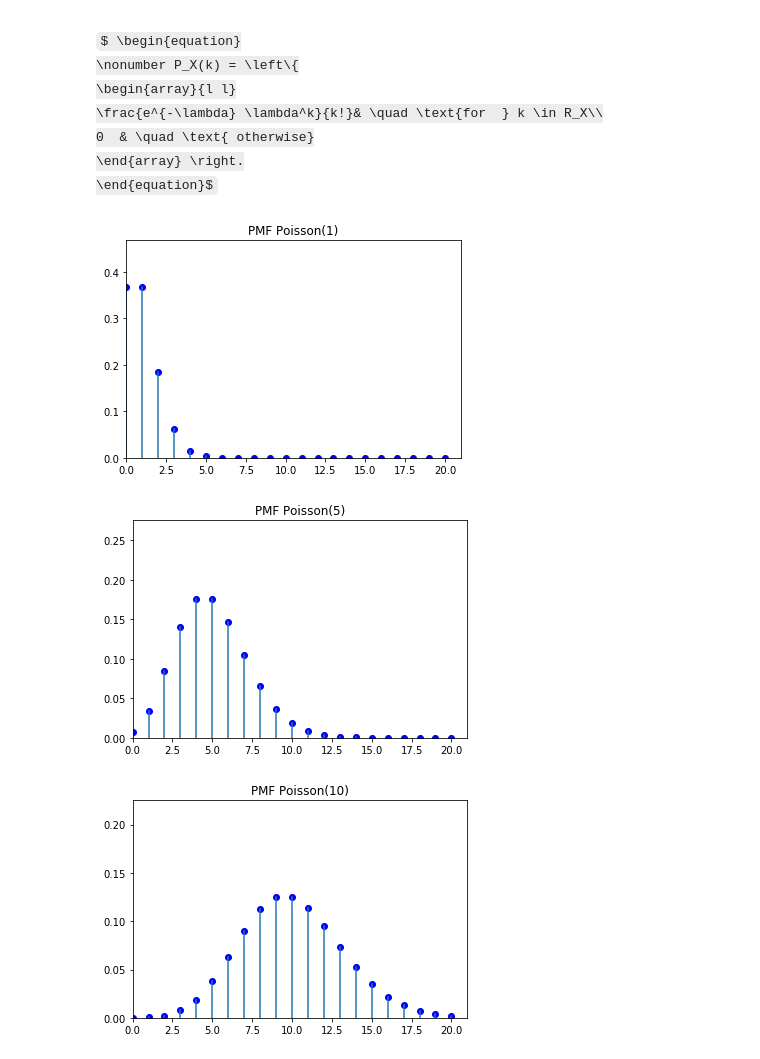
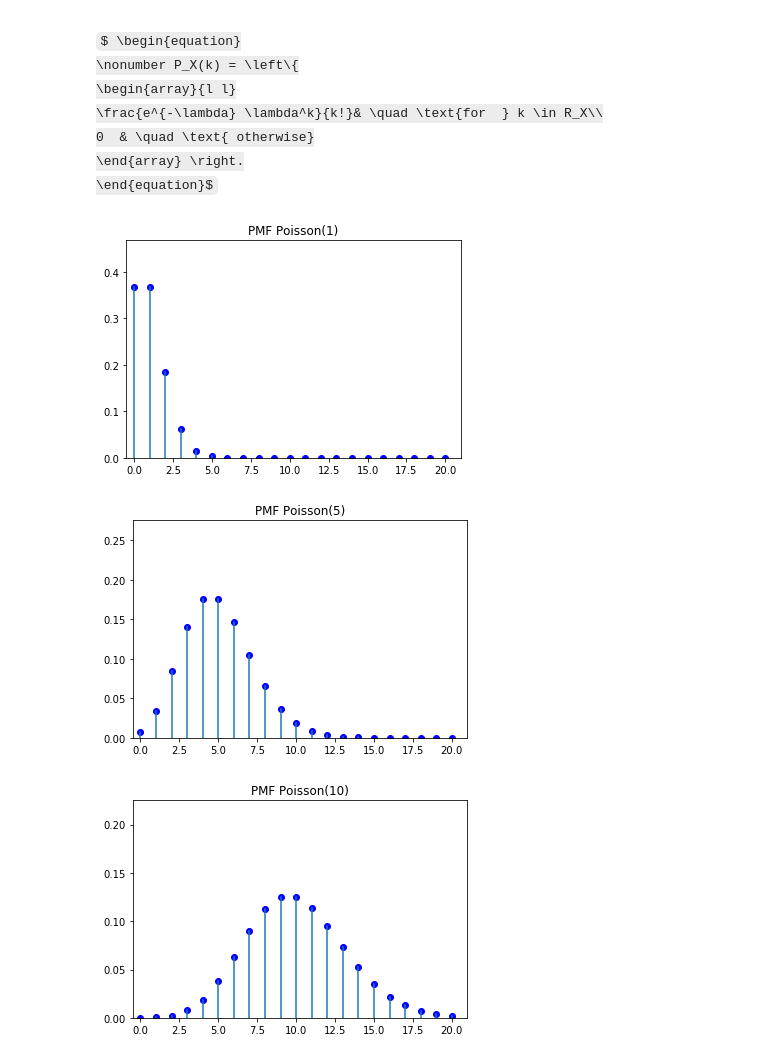
Before and after one commit to Casper-Smet/simulation-modelling, a Jupyter notebook: Notes/Discrete Random Variables.ipynb, the cells around one changed output. Cells and saved outputs as stored; diff of their text form; code cells hidden in the pictures; some formulas as TeX source.

```diff
--- a/Notes/Discrete Random Variables.ipynb
+++ b/Notes/Discrete Random Variables.ipynb
@@ -97,7 +97,7 @@ def plot_distribution(chances, p, name=""):
         ylim = 1
 
     axs.set_ylim((0, ylim))
-    axs.set_xlim((0, len(chances)))
+    axs.set_xlim((-0.5, len(chances)))
     for k, PXk in chances:
         axs.axvline(x=k, ymax=PXk/ylim)
         axs.scatter(k, PXk, color="blue")
@@ -209,21 +228,22 @@ $ \begin{equation}
               \end{array} \right.
             \end{equation}$
 # %%
-def poisson(mean=1, n=20):
+def poisson(mean=1, n=20, returns=False, plots=True):
     chances = []
 
     for k in range(n+1):
         chances.append((k, (exp(-mean) * mean**k) / factorial(k)))
-    plot_distribution(chances, mean, name="Poisson")
+    if plots:
+        plot_distribution(chances, mean, name="Poisson")
+    if returns:
+        return chances
 
-    return chances
+poisson()
 
-_ = poisson()
+poisson(mean=5)
 
-_ = poisson(mean=5)
-
-_ = poisson(mean=10)
+poisson(mean=10)
 # %% [output]
-[figure, old version]
+[figure, new version]
-[figure, old version]
+[figure, new version]
-[figure, old version]
+[figure, new version]
```
Also changed, not shown: parts of 14 cells of this notebook.
